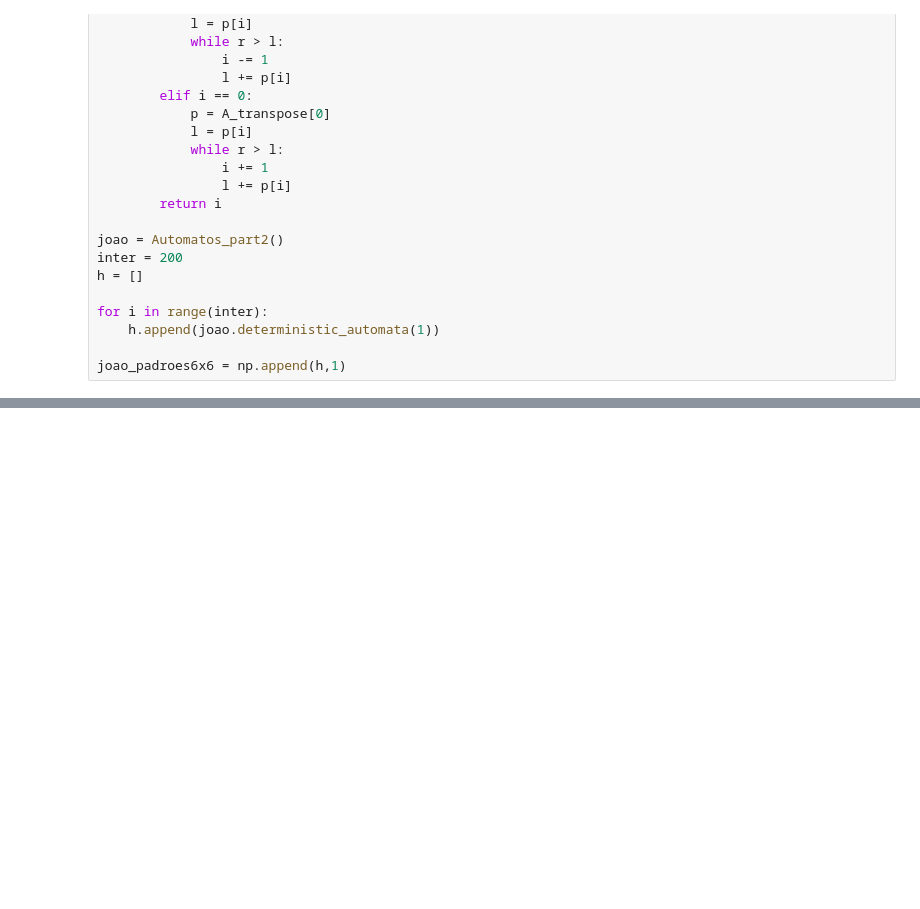
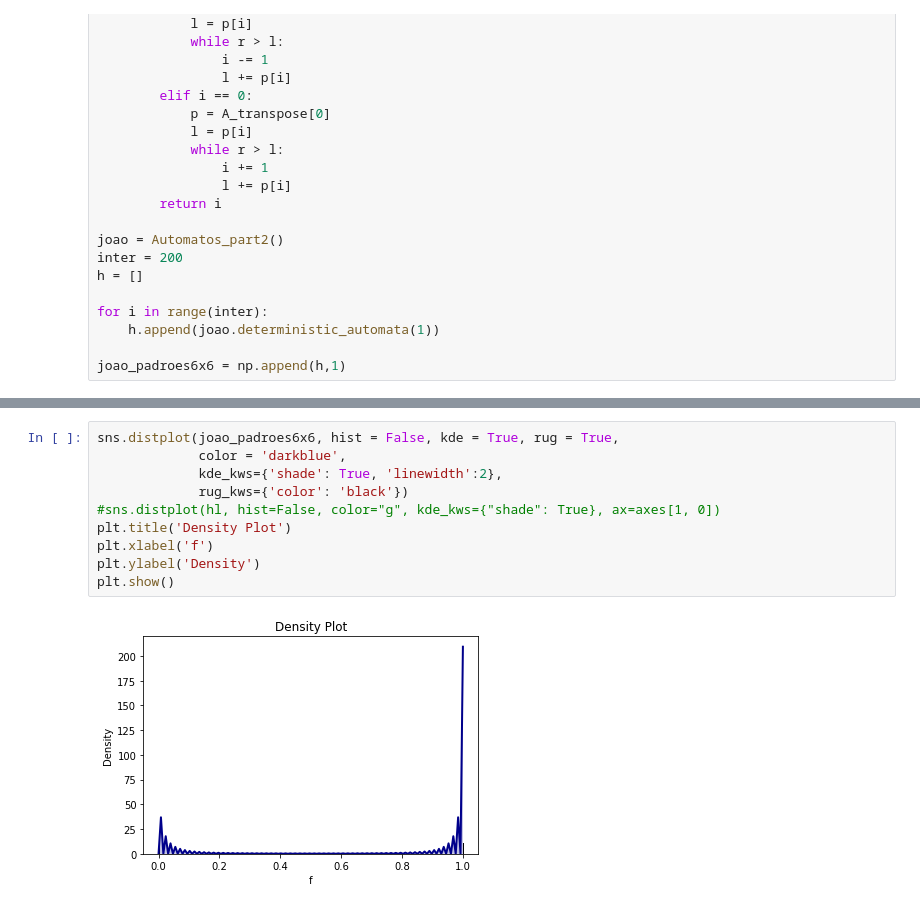
Before and after one commit to ricardotetti/pattern_recognition_and_analisys, a Jupyter notebook: proj_1/Projeto1b.ipynb, the cells around one changed output, grey strips where cells are left out. Drawn from its saved outputs; the diff is of its cells as text; blank space fills up the shorter version.

```diff
--- a/proj_1/Projeto1b.ipynb
+++ b/proj_1/Projeto1b.ipynb
@@ -76,0 +111,12 @@ plt.show()
+# %%
+sns.distplot(joao_padroes6x6, hist = False, kde = True, rug = True,
+             color = 'darkblue',
+             kde_kws={'shade': True, 'linewidth':2},
+             rug_kws={'color': 'black'})
+#sns.distplot(hl, hist=False, color="g", kde_kws={"shade": True}, ax=axes[1, 0])
+plt.title('Density Plot')
+plt.xlabel('f')
+plt.ylabel('Density')
+plt.show()
+# %% [output]
+[figure, added]
```
Also changed, not shown: parts of 4 cells of this notebook.
